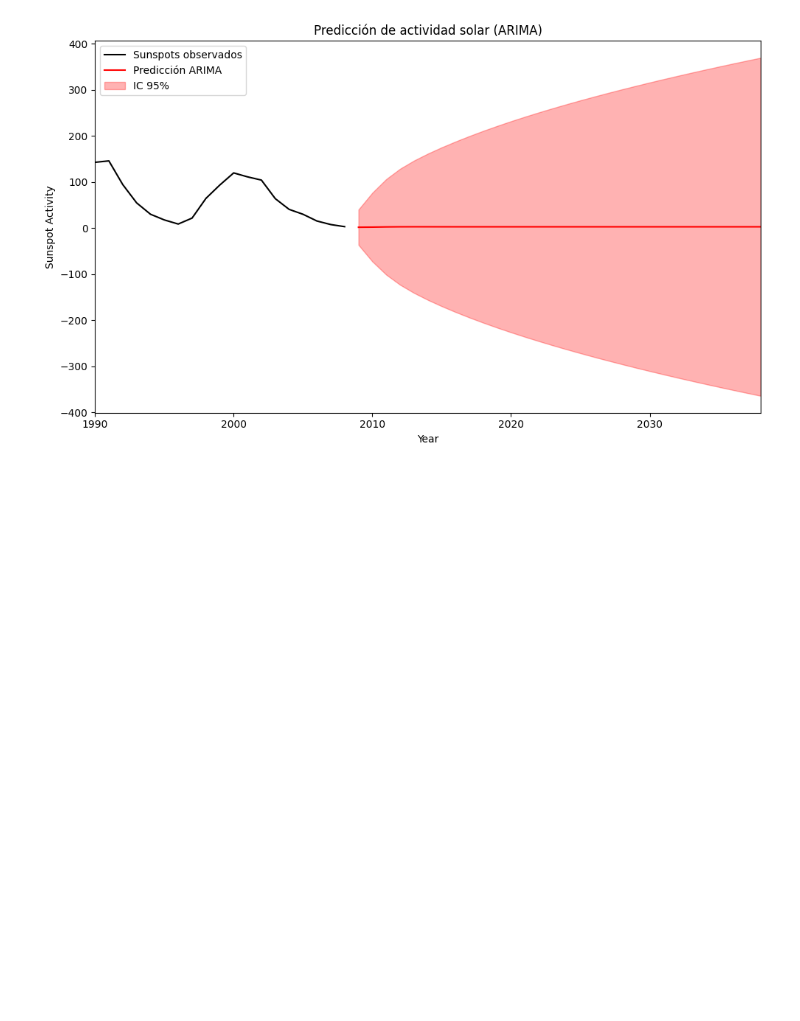
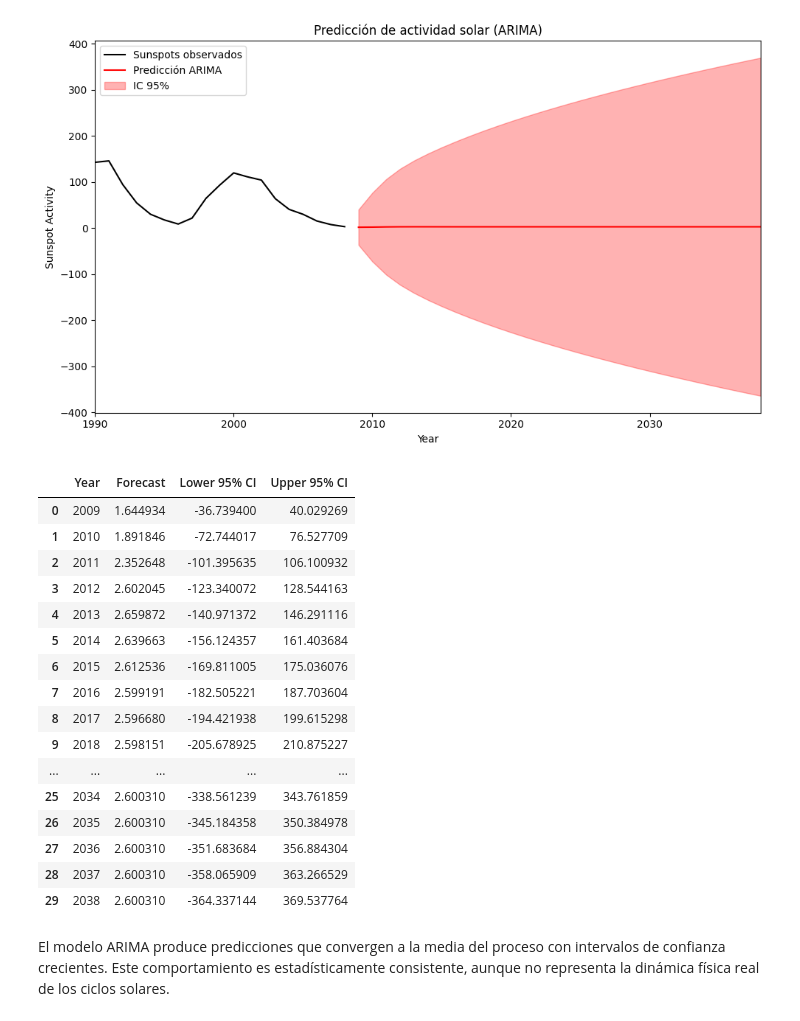
Before and after one commit to AlexSG29/Modelos_Econometricos, a Jupyter notebook: taller 3ra clase/taller.ipynb, the cells around one changed output. Cells and saved outputs as stored; diff of their text form; code cells hidden in the pictures; blank space fills up the shorter version.

```diff
--- a/taller 3ra clase/taller.ipynb
+++ b/taller 3ra clase/taller.ipynb
@@ -256,3 +256,36 @@ plt.tight_layout()
 plt.show()
 # %% [output]
 [figure]
+# %%
+import pandas as pd
+
+# Crear la tabla de predicciones
+forecast_table = pd.DataFrame({
+    'Year': years_forecast,
+    'Forecast': pred.predicted_mean.values,
+    'Lower 95% CI': pred_ci.iloc[:, 0].values,
+    'Upper 95% CI': pred_ci.iloc[:, 1].values
+})
+
+# Mostrar la tabla
+forecast_table
+# %% [output]
+|  | Year | Forecast | Lower 95% CI | Upper 95% CI |
+| 0 | 2009 | 1.644934 | -36.739400 | 40.029269 |
+| 1 | 2010 | 1.891846 | -72.744017 | 76.527709 |
+| 2 | 2011 | 2.352648 | -101.395635 | 106.100932 |
+| 3 | 2012 | 2.602045 | -123.340072 | 128.544163 |
+| 4 | 2013 | 2.659872 | -140.971372 | 146.291116 |
+| 5 | 2014 | 2.639663 | -156.124357 | 161.403684 |
+| 6 | 2015 | 2.612536 | -169.811005 | 175.036076 |
+| 7 | 2016 | 2.599191 | -182.505221 | 187.703604 |
+| 8 | 2017 | 2.596680 | -194.421938 | 199.615298 |
+| 9 | 2018 | 2.598151 | -205.678925 | 210.875227 |
+| ... | ... | ... | ... | ... |
+| 25 | 2034 | 2.600310 | -338.561239 | 343.761859 |
+| 26 | 2035 | 2.600310 | -345.184358 | 350.384978 |
+| 27 | 2036 | 2.600310 | -351.683684 | 356.884304 |
+| 28 | 2037 | 2.600310 | -358.065909 | 363.266529 |
+| 29 | 2038 | 2.600310 | -364.337144 | 369.537764 |
+# %% [markdown]
+El modelo ARIMA produce predicciones que convergen a la media del proceso con intervalos de confianza crecientes. Este comportamiento es estadísticamente consistente, aunque no representa la dinámica física real de los ciclos solares.
```
